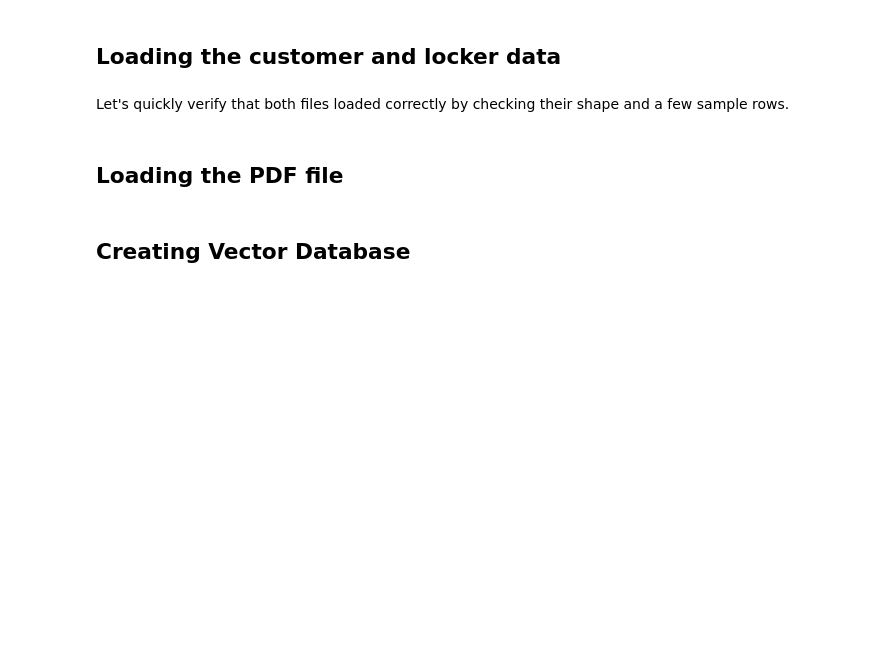
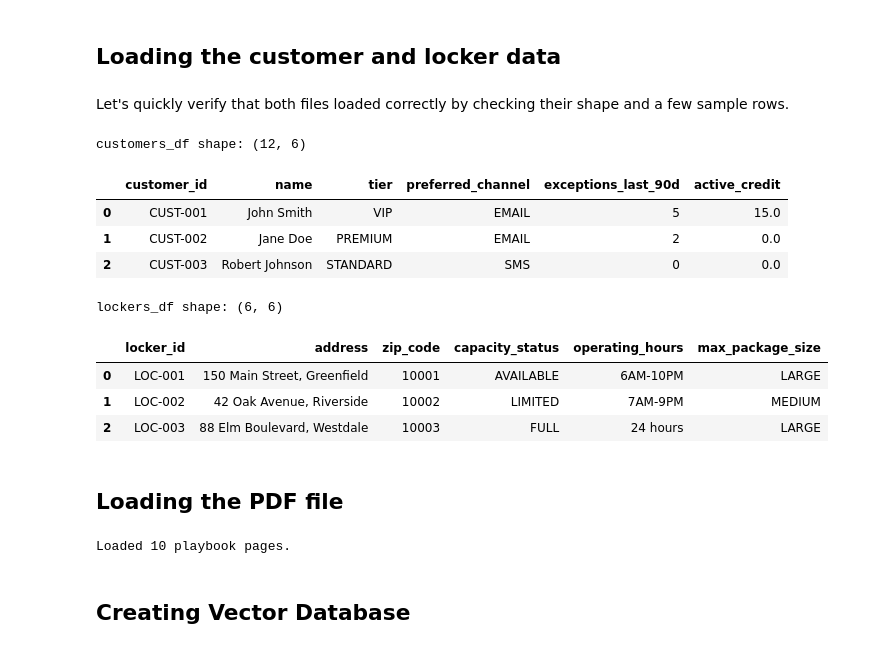
Before and after one commit to Kwasi-Dankwa/Multi-Agent-Delivery-Exception-System, a Jupyter notebook: Project_Full_Code_Notebook.ipynb, the cells around one changed output. Saved outputs shown, nothing was run; the diff lists cells and outputs as text; code cells hidden in the pictures; blank space fills up the shorter version.

```diff
--- a/Project_Full_Code_Notebook.ipynb
+++ b/Project_Full_Code_Notebook.ipynb
@@ -213,6 +211,11 @@ eval_llm = ChatOpenAI(
 # **Data Loading and Vector Database Setup**
 # %%
 # write the code to define the file paths for all five dataset files
+CUSTOMERS_PATH = "customers.csv"
+LOCKERS_PATH = "lockers.csv"
+DELIVERY_LOGS_PATH = "delivery_logs.csv"
+GROUND_TRUTH_PATH = "ground_truth.csv"
+PLAYBOOK_PDF_PATH = "exception_resolution_playbook.pdf"
 # %% [markdown]
 ## Loading the CSV files
 # %%
@@ -226,15 +238,44 @@ eval_llm = ChatOpenAI(
 # %%
 # write the code to load customers.csv and lockers.csv into DataFrames named customers_df and lockers_df
 # Note: the customer and locker tools use these names; read zip_code as text, e.g. pd.read_csv(..., dtype={"zip_code": str})
+customers_df = pd.read_csv(CUSTOMERS_PATH)
+lockers_df = pd.read_csv(LOCKERS_PATH, dtype={"zip_code": str})
 # %% [markdown]
 Let's quickly verify that both files loaded correctly by checking their shape and a few sample rows.
 # %%
 # write the code to check the shape and a few sample rows of both DataFrames
+print("customers_df shape:", customers_df.shape)
+display(customers_df.head(3))
+
+print("lockers_df shape:", lockers_df.shape)
+display(lockers_df.head(3))
+# %% [output]
+customers_df shape: (12, 6)
+|  | customer_id | name | tier | preferred_channel | exceptions_last_90d | active_credit |
+| 0 | CUST-001 | John Smith | VIP | EMAIL | 5 | 15.0 |
+| 1 | CUST-002 | Jane Doe | PREMIUM | EMAIL | 2 | 0.0 |
+| 2 | CUST-003 | Robert Johnson | STANDARD | SMS | 0 | 0.0 |
+lockers_df shape: (6, 6)
+|  | locker_id | address | zip_code | capacity_status | operating_hours | max_package_size |
+| 0 | LOC-001 | 150 Main Street, Greenfield | 10001 | AVAILABLE | 6AM-10PM | LARGE |
+| 1 | LOC-002 | 42 Oak Avenue, Riverside | 10002 | LIMITED | 7AM-9PM | MEDIUM |
+| 2 | LOC-003 | 88 Elm Boulevard, Westdale | 10003 | FULL | 24 hours | LARGE |
 # %% [markdown]
 ## Loading the PDF file
 # %%
 # write the code to read the playbook PDF into a list of LangChain Documents named playbook_pages
 # Note: store each page's number in the Document's metadata as "page"; the search_playbook tool uses it for citations
+reader = PdfReader(PLAYBOOK_PDF_PATH)
+playbook_pages = [
+    Document(
+        page_content=page.extract_text() or "",
+        metadata={"page": idx + 1, "source": PLAYBOOK_PDF_PATH},
+    )
+    for idx, page in enumerate(reader.pages)
+]
+print(f"Loaded {len(playbook_pages)} playbook pages.")
+# %% [output]
+Loaded 10 playbook pages.
 # %% [markdown]
 ## Creating Vector Database
 # %% [markdown]
```
Also changed, not shown: parts of 3 cells of this notebook.
